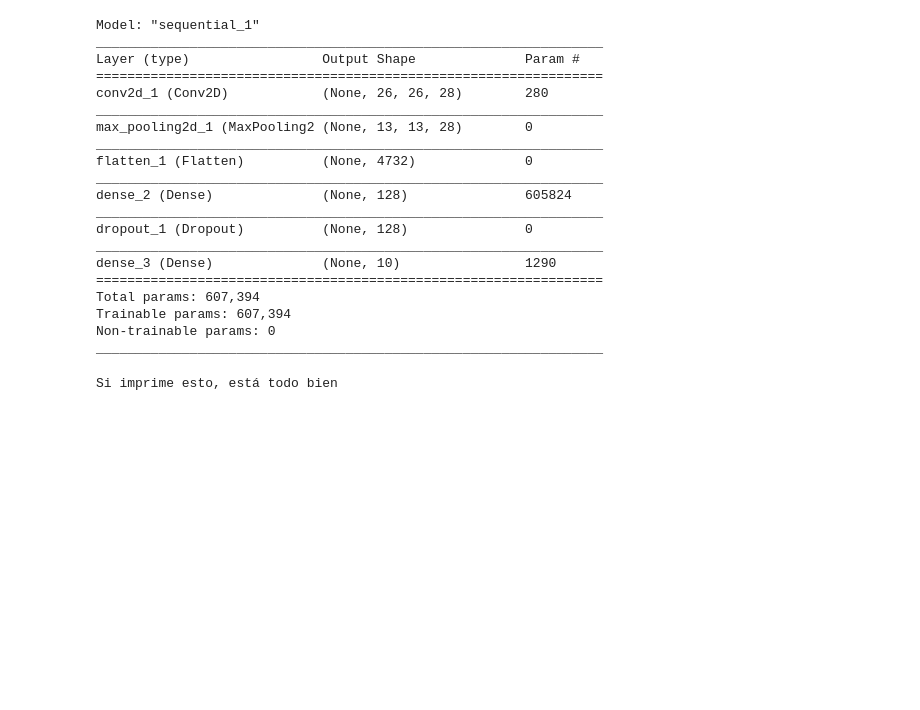
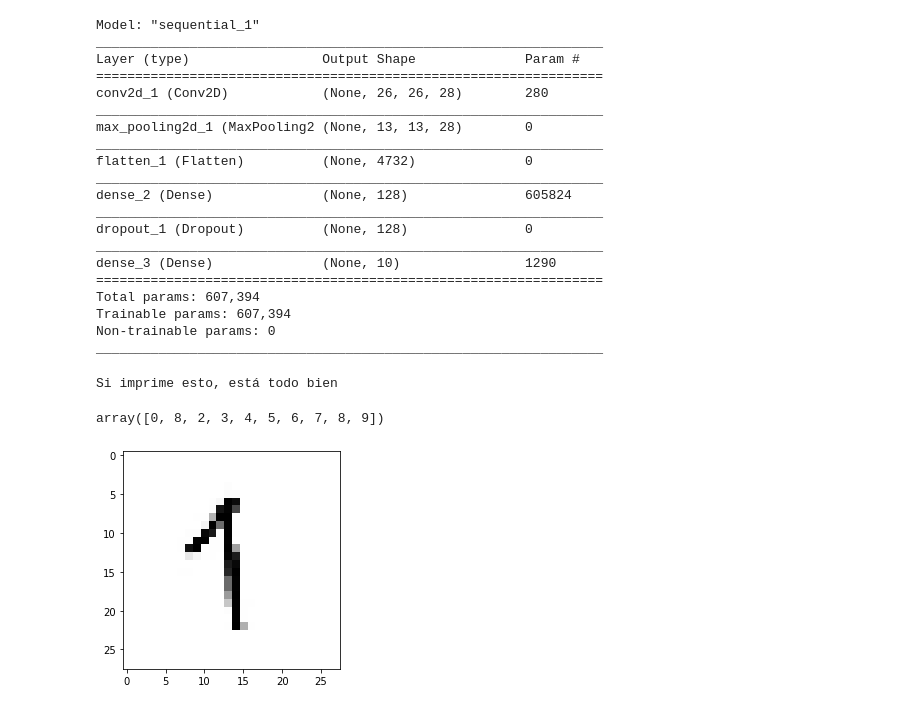
Before and after one commit to lmcanavals/dm, a Jupyter notebook: 20202/dm_20202_0701_cnn.ipynb, the cells around one changed output. Saved outputs shown, nothing was run; the diff lists cells and outputs as text; code cells hidden in the pictures; blank space fills up the shorter version.

```diff
--- a/20202/dm_20202_0701_cnn.ipynb
+++ b/20202/dm_20202_0701_cnn.ipynb
@@ -146,0 +149,17 @@ Si imprime esto, está todo bien
+# %%
+images = []
+for i in range(10):
+    img = cv2.imread('%d.jpg'%i)
+    img = cv2.resize(img, (28, 28))
+    img = cv2.cvtColor(img, cv2.COLOR_BGR2GRAY)
+    images.append(img)
+
+images = np.array(images)
+images = (255 - images) / 255.
+plt.imshow(images[1], cmap='Greys')
+images = images.reshape(images.shape[0], 28, 28, 1)
+
+np.argmax(loaded_model.predict(images), axis=1)
+# %% [output]
+array([0, 8, 2, 3, 4, 5, 6, 7, 8, 9])
+[figure, added]
```
Also changed, not shown: parts of 1 cell of this notebook.
